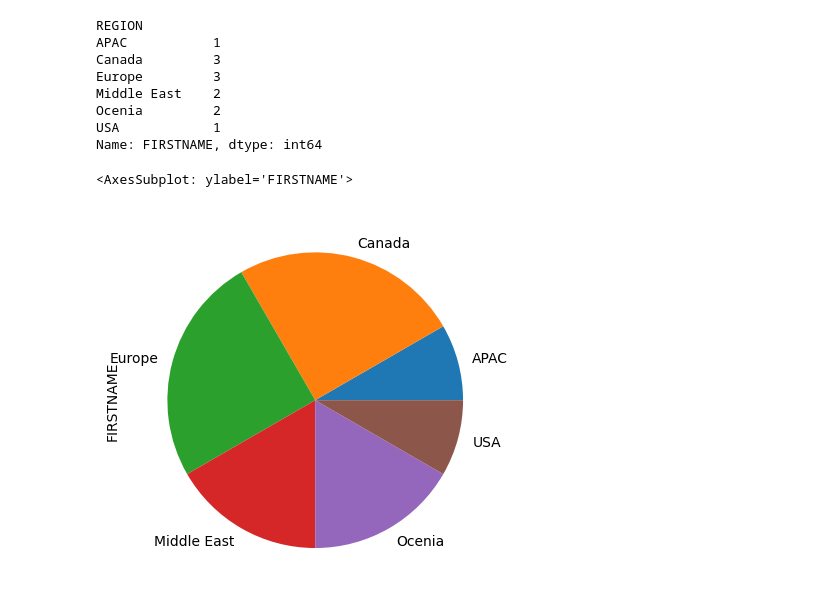
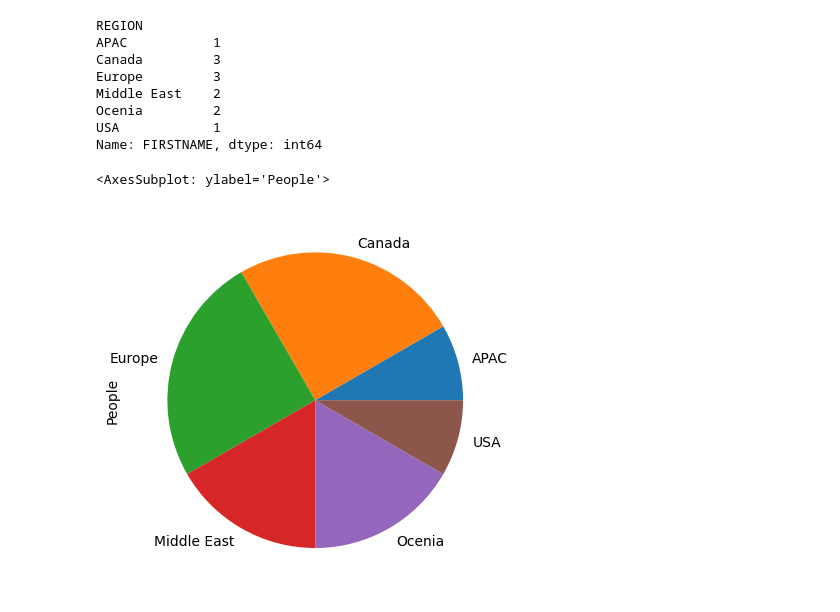
Before and after one commit to devmountaintechfest/hackathon-season2, a Jupyter notebook: src/vistualize.ipynb, the cells around one changed output. Saved outputs shown, nothing was run; the diff lists cells and outputs as text; code cells hidden in the pictures.

Commit message:
add graph

```diff
--- a/src/vistualize.ipynb
+++ b/src/vistualize.ipynb
@@ -40,10 +40,10 @@ Ocenia         2
 USA            1
 Name: FIRSTNAME, dtype: int64
 # %%
-devclubDf.groupby(["REGION"])["FIRSTNAME"].count().plot.pie()
+devclubDf.groupby(["REGION"])["FIRSTNAME"].count().plot.pie(ylabel='People')
 # %% [output]
-<AxesSubplot: ylabel='FIRSTNAME'>
+<AxesSubplot: ylabel='People'>
-[figure, old version]
+[figure, new version]
 # %%
 devclubDf.groupby(["REGION","DEPT","POSITION"])["EMP_ID"].count()
 # %% [output]
```
Also changed, not shown: parts of 4 cells of this notebook.
